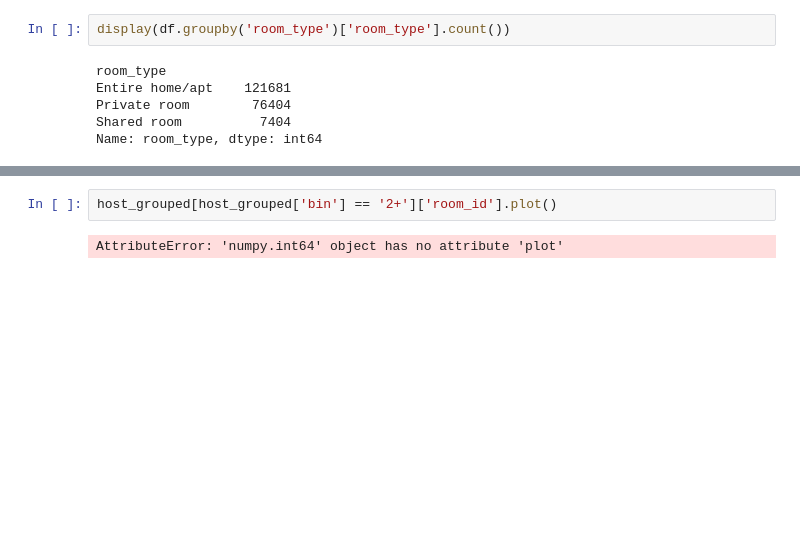
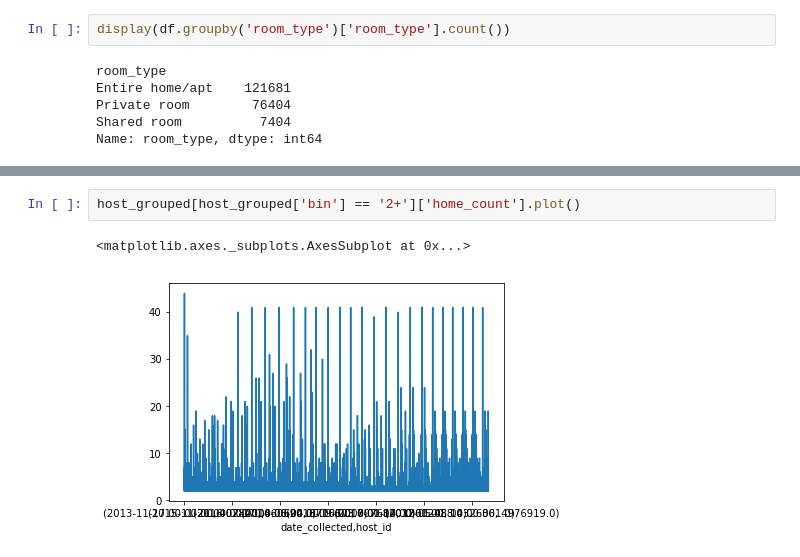
Before and after one commit to gisledb/udacity_nanodegree, a Jupyter notebook: ipython_notebooks/p6/P6_QA.ipynb, the cells around one changed output, grey strips where cells are left out. Cells and saved outputs as stored; diff of their text form; blank space fills up the shorter version.

```diff
--- a/ipython_notebooks/p6/P6_QA.ipynb
+++ b/ipython_notebooks/p6/P6_QA.ipynb
@@ -106,6 +120,7 @@ host_grouped[host_grouped['bin'] == '2+']['room_id'].sum()
 # %% [output]
 18052
 # %%
-host_grouped[host_grouped['bin'] == '2+']['room_id'].plot()
+host_grouped[host_grouped['bin'] == '2+']['home_count'].plot()
 # %% [output]
-AttributeError: 'numpy.int64' object has no attribute 'plot'
+<matplotlib.axes._subplots.AxesSubplot at 0x...>
+[figure, added]
```
Also changed, not shown: parts of 21 cells of this notebook.
